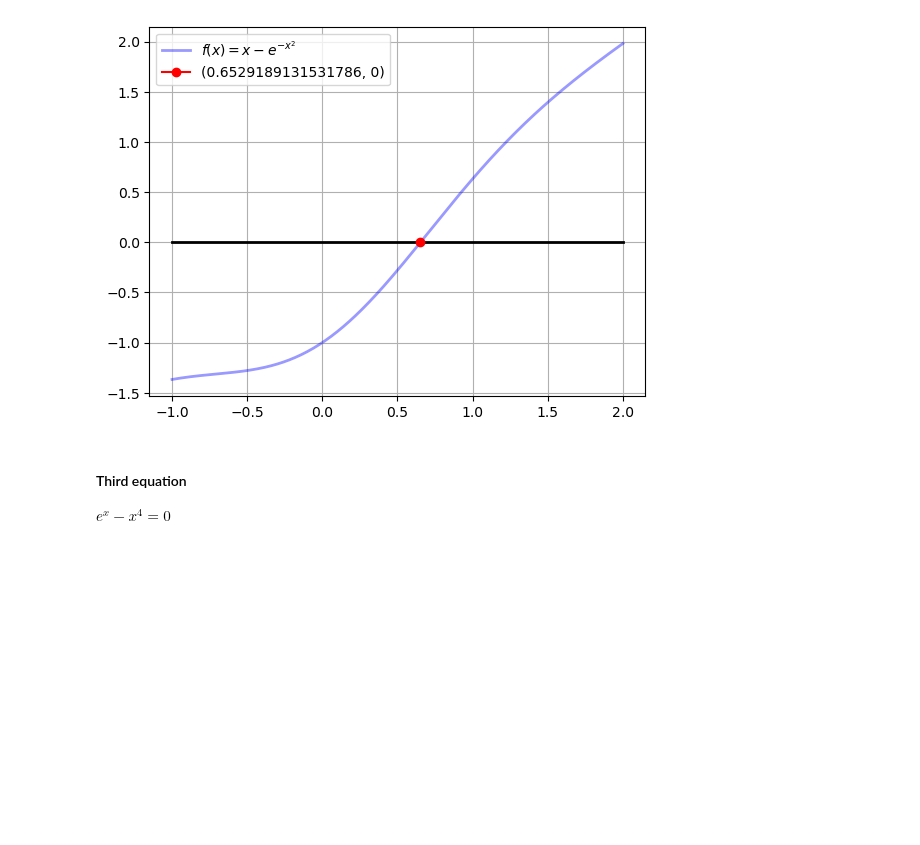
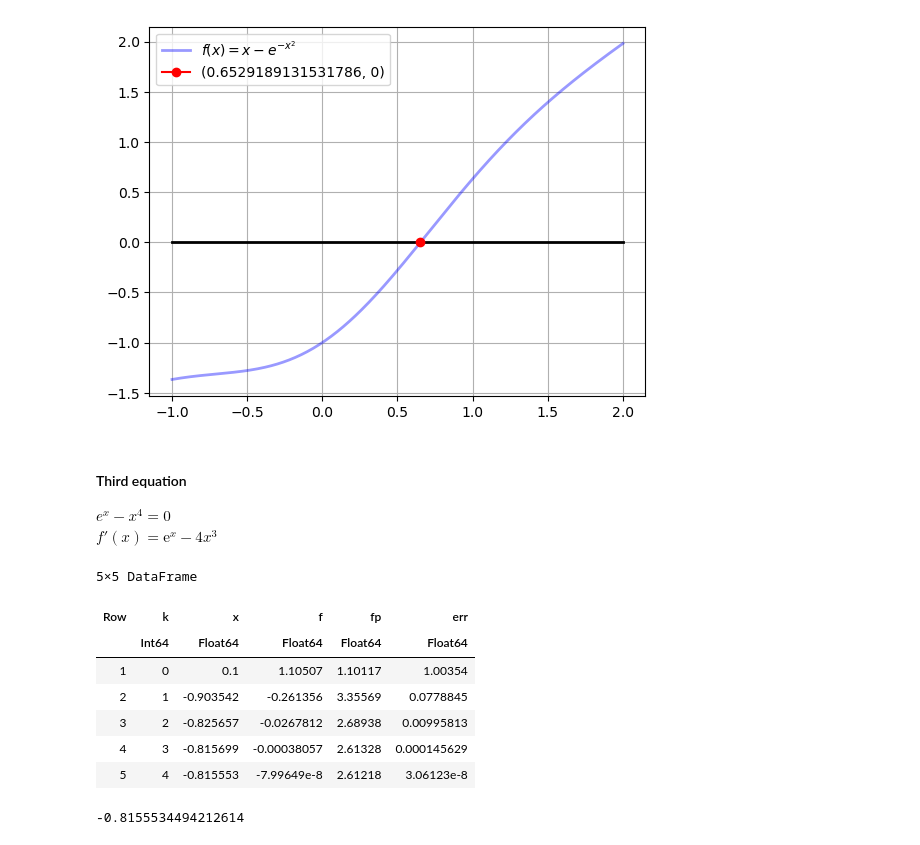
Before and after one commit to YawenZhang01/OptimizationWinter2023, a Jupyter notebook: assignments/Homework_6.ipynb, the cells around one changed output. Drawn from its saved outputs; the diff is of its cells as text; code cells hidden in the pictures; blank space fills up the shorter version.

```diff
--- a/assignments/Homework_6.ipynb
+++ b/assignments/Homework_6.ipynb
@@ -239,3 +239,45 @@ ax.grid("on");
 #### Third equation
 
 $ 𝑒^𝑥−𝑥^4=0 $
+$ f'(x) = \mathrm{e}^x-4x^3 $
+# %%
+tol = 10.0^(-5)
+err = 10.0^5
+x0 = 0.1
+
+function f6(x)
+    exp(x) - x^4
+end
+
+function f6p(x)
+    exp(x) - 4 * (x^3)
+end
+
+k = 0
+resual = DataFrame(k=NaN,x=NaN,f=NaN,fp=NaN,err=NaN)
+
+while err>tol
+    x = x0 - f6(x0)/f6p(x0)
+    err = abs(x-x0)
+    if k==0
+        resual = DataFrame(k=k,x=x0,f=f6(x0),fp=f6p(x0),err=err)
+    else
+        push!(resual, ([k,x0,f6(x0),f6p(x0),err]))
+    end
+    x0 = x
+    k = k + 1
+end
+resual
+# %% [output]
+5×5 DataFrame
+| Row | k | x | f | fp | err |
+|  | Int64 | Float64 | Float64 | Float64 | Float64 |
+| 1 | 0 | 0.1 | 1.10507 | 1.10117 | 1.00354 |
+| 2 | 1 | -0.903542 | -0.261356 | 3.35569 | 0.0778845 |
+| 3 | 2 | -0.825657 | -0.0267812 | 2.68938 | 0.00995813 |
+| 4 | 3 | -0.815699 | -0.00038057 | 2.61328 | 0.000145629 |
+| 5 | 4 | -0.815553 | -7.99649e-8 | 2.61218 | 3.06123e-8 |
+# %%
+root = resual[5,2]
+# %% [output]
+-0.8155534494212614
```
Also changed, not shown: parts of 1 cell of this notebook.
